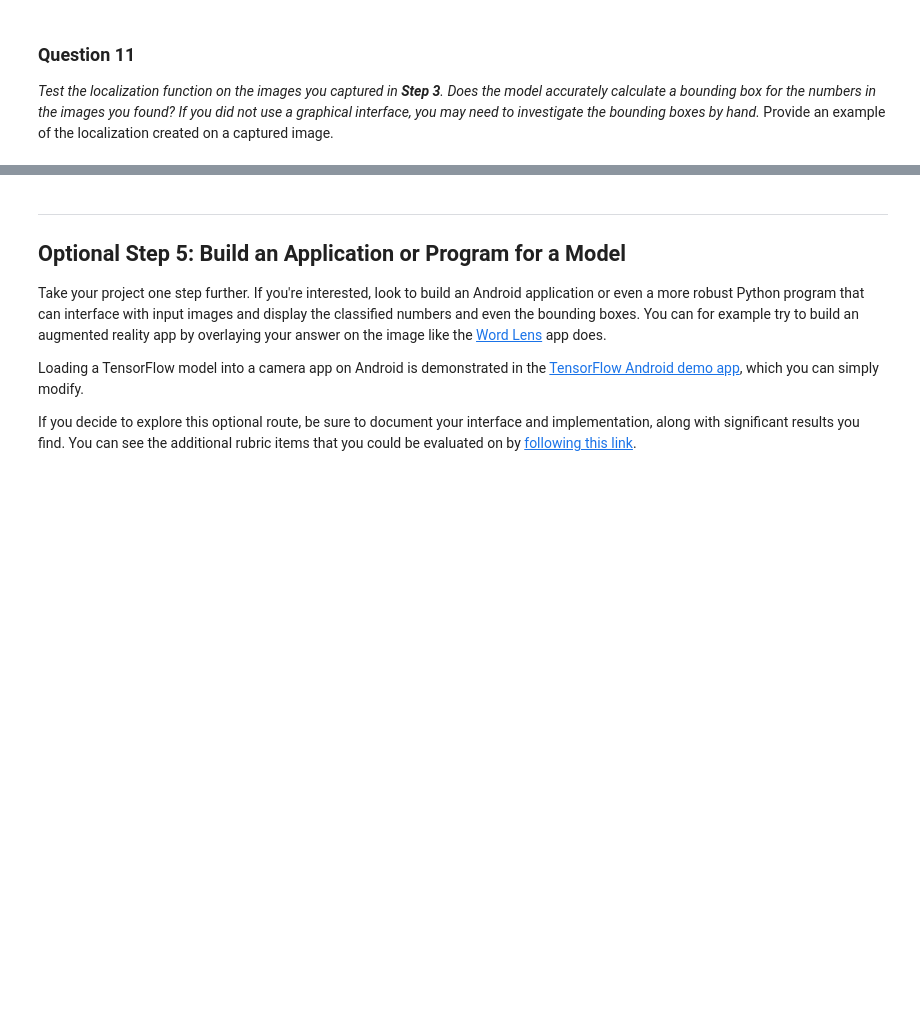
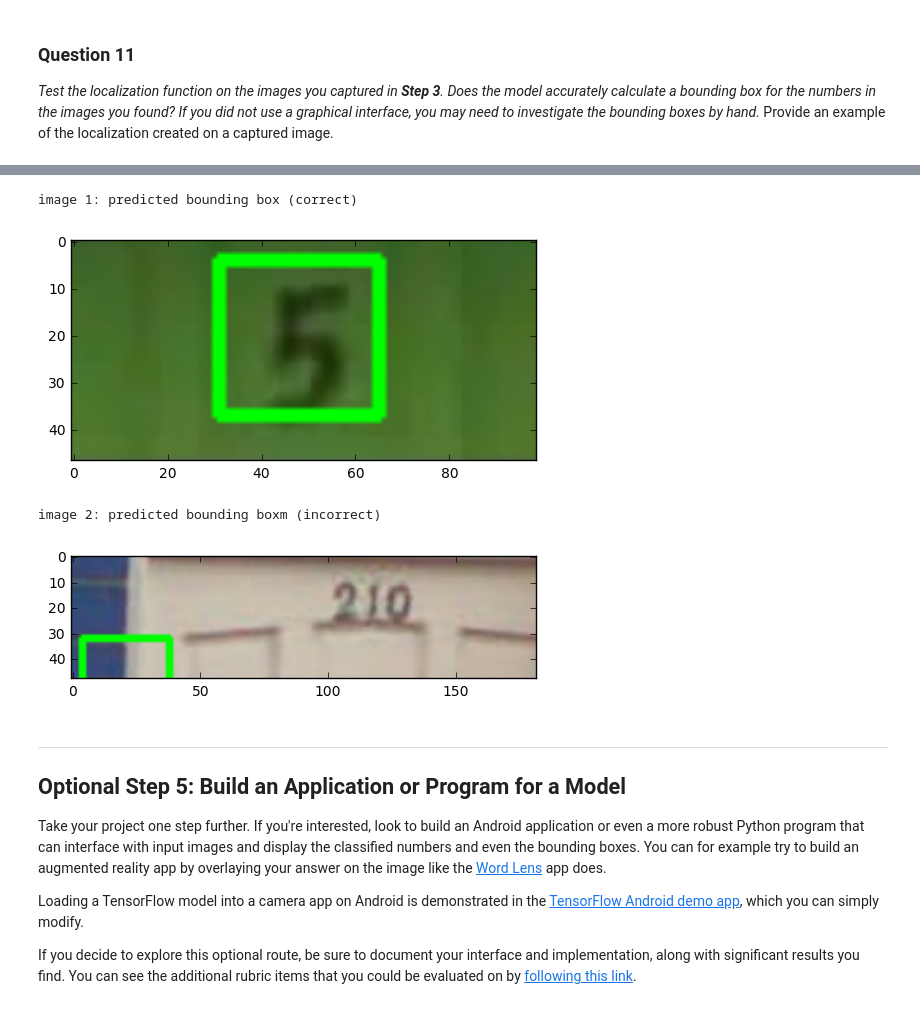
Before and after one commit to HariKolakaleti/machine_learning_udacity, a Jupyter notebook: digit_recognizer/digit_recognition.ipynb, the cells around one changed output, grey strips where cells are left out. Drawn from its saved outputs; the diff is of its cells as text; code cells hidden in the pictures; blank space fills up the shorter version.

```diff
--- a/digit_recognizer/digit_recognition.ipynb
+++ b/digit_recognizer/digit_recognition.ipynb
@@ -1520,3 +1761,22 @@ _Test the localization function on the images you captured in **Step 3**. Does t
+# %%
+fname = 'my_data/localized/1.png'
+print 'image 1: predicted bounding box (correct)'
+img_pred = cv2.imread(fname)
+cv2.rectangle(img_pred,(bbox_pred[0][0],bbox_pred[0][1]),(bbox_pred[0][2],bbox_pred[0][3]),(0,255,0),2)
+plt.imshow(img_pred)
+plt.show()
+
+fname = 'my_data/localized/2.png'
+print 'image 2: predicted bounding boxm (incorrect)'
+img_pred = cv2.imread(fname)
+cv2.rectangle(img_pred,(bbox_pred[1][0],bbox_pred[1][1]),(bbox_pred[1][2],bbox_pred[1][3]),(0,255,0),2)
+plt.imshow(img_pred)
+plt.show()
+# %% [output]
+image 1: predicted bounding box (correct)
+[figure, added]
+image 2: predicted bounding boxm (incorrect)
+[figure, added]
 # %% [markdown]
 ----
 ## Optional Step 5: Build an Application or Program for a Model
```
Also changed, not shown: parts of 17 cells of this notebook, 8 other files.
